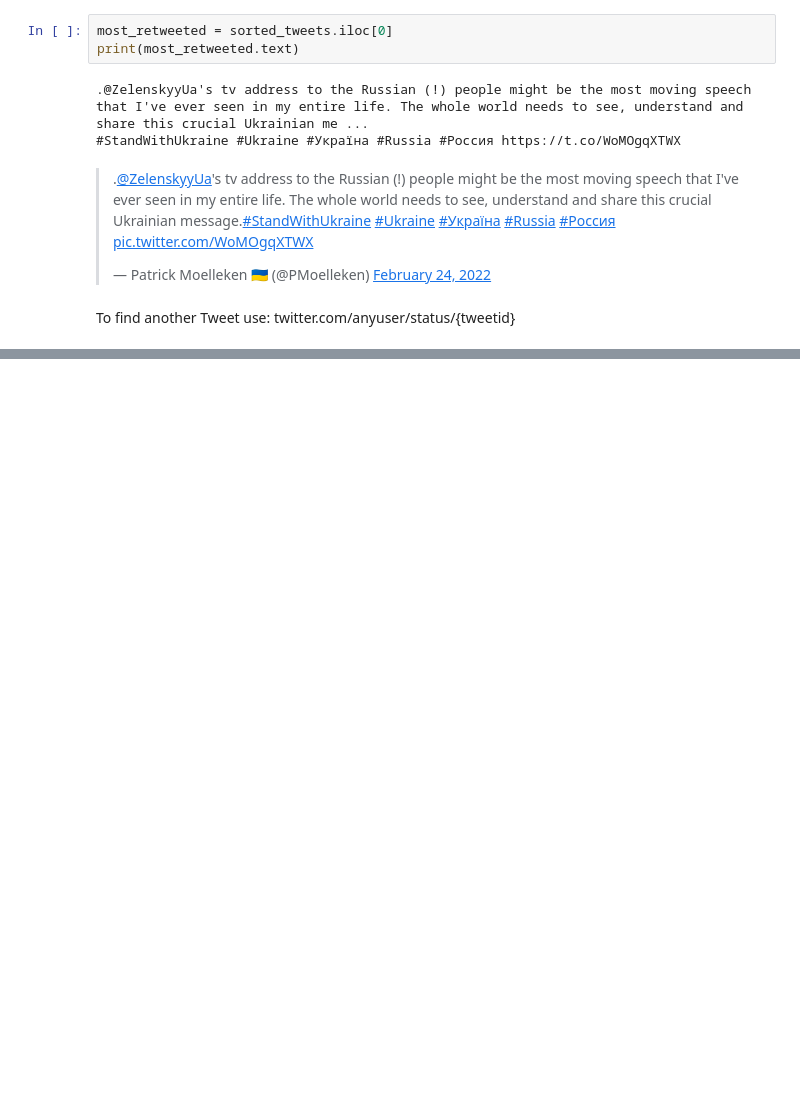
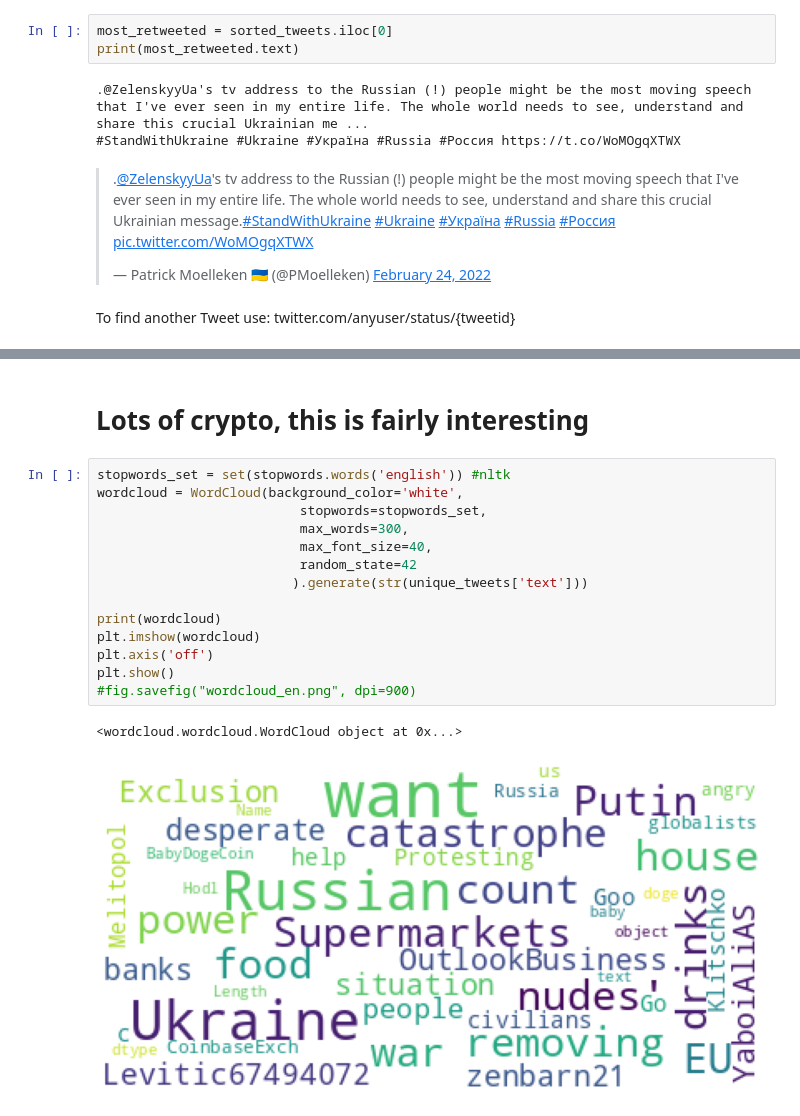
Before and after one commit to aegonwolf/ukraine-conflict-social-news, a Jupyter notebook: ukraine-conflict-twitter-eda.ipynb, the cells around one changed output, grey strips where cells are left out. Saved outputs shown, nothing was run; the diff lists cells and outputs as text; blank space fills up the shorter version.

```diff
--- a/ukraine-conflict-twitter-eda.ipynb
+++ b/ukraine-conflict-twitter-eda.ipynb
@@ -58,0 +163,19 @@ sorted_tweets.tweetid.iloc[0]
+# %% [markdown]
+# Lots of crypto, this is fairly interesting
+# %%
+stopwords_set = set(stopwords.words('english')) #nltk
+wordcloud = WordCloud(background_color='white',
+                          stopwords=stopwords_set,
+                          max_words=300,
+                          max_font_size=40,
+                          random_state=42
+                         ).generate(str(unique_tweets['text']))
+
+print(wordcloud)
+plt.imshow(wordcloud)
+plt.axis('off')
+plt.show()
+#fig.savefig("wordcloud_en.png", dpi=900)
+# %% [output]
+<wordcloud.wordcloud.WordCloud object at 0x...>
+[figure, added]
```
Also changed, not shown: parts of 29 cells of this notebook.
